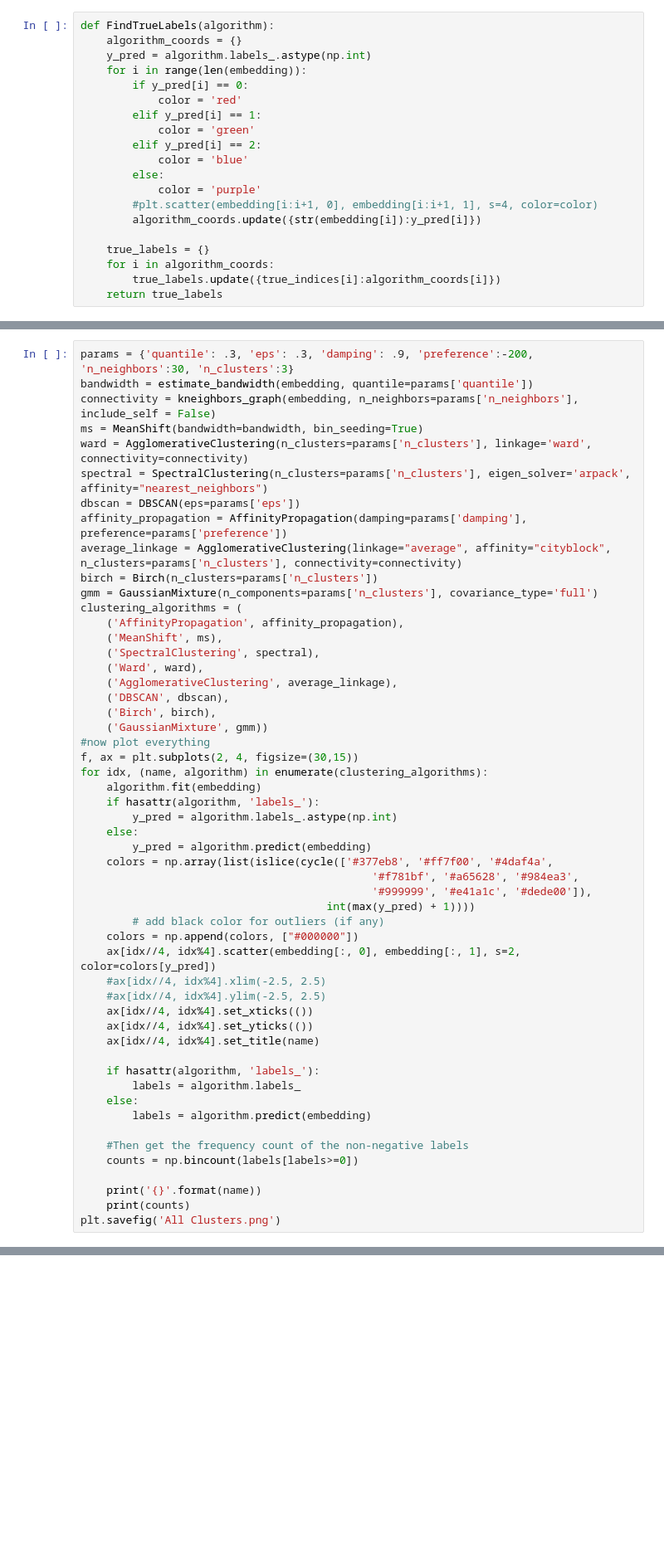
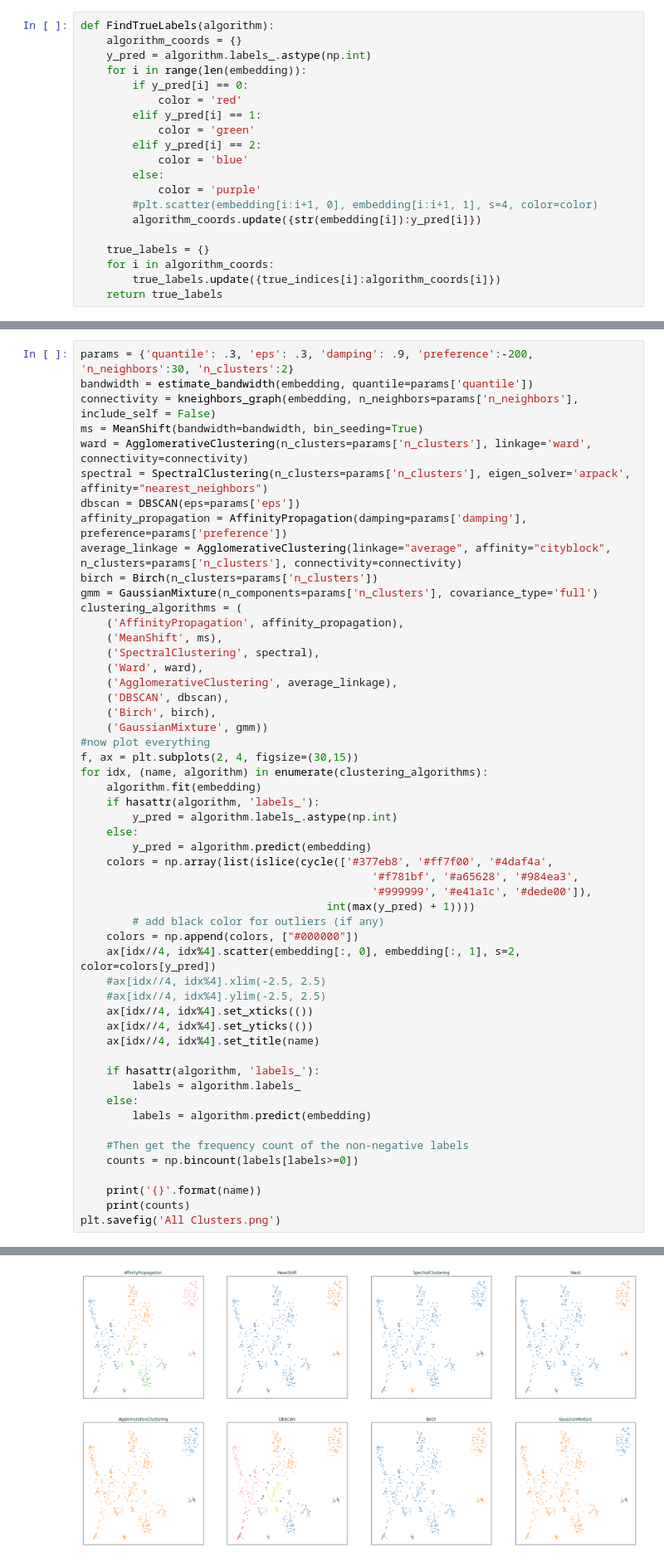
Before and after one commit to anastasia21112/science-fair-2020, a Jupyter notebook: Dataset 4 Clusters.ipynb, the cells around one changed output, grey strips where cells are left out. Shown: that part at 83% size. Saved outputs shown, nothing was run; the diff lists cells and outputs as text; blank space fills up the shorter version.

```diff
--- a/Dataset 4 Clusters.ipynb
+++ b/Dataset 4 Clusters.ipynb
@@ -767,5 +759,5 @@ plt.show()
 # %%
-params = {'quantile': .3, 'eps': .3, 'damping': .9, 'preference':-200, 'n_neighbors':30, 'n_clusters':3}
+params = {'quantile': .3, 'eps': .3, 'damping': .9, 'preference':-200, 'n_neighbors':30, 'n_clusters':2}
 bandwidth = estimate_bandwidth(embedding, quantile=params['quantile'])
 connectivity = kneighbors_graph(embedding, n_neighbors=params['n_neighbors'], include_self = False)
 ms = MeanShift(bandwidth=bandwidth, bin_seeding=True)
@@ -817,3 +809,4 @@ for idx, (name, algorithm) in enumerate(clustering_algorithms):
     print('{}'.format(name))
     print(counts)
 plt.savefig('All Clusters.png')
+# %% [output]
@@ -819,0 +829 @@ plt.savefig('All Clusters.png')
+[figure, added]
```
Also changed, not shown: parts of 11 cells of this notebook, 18 other files.
